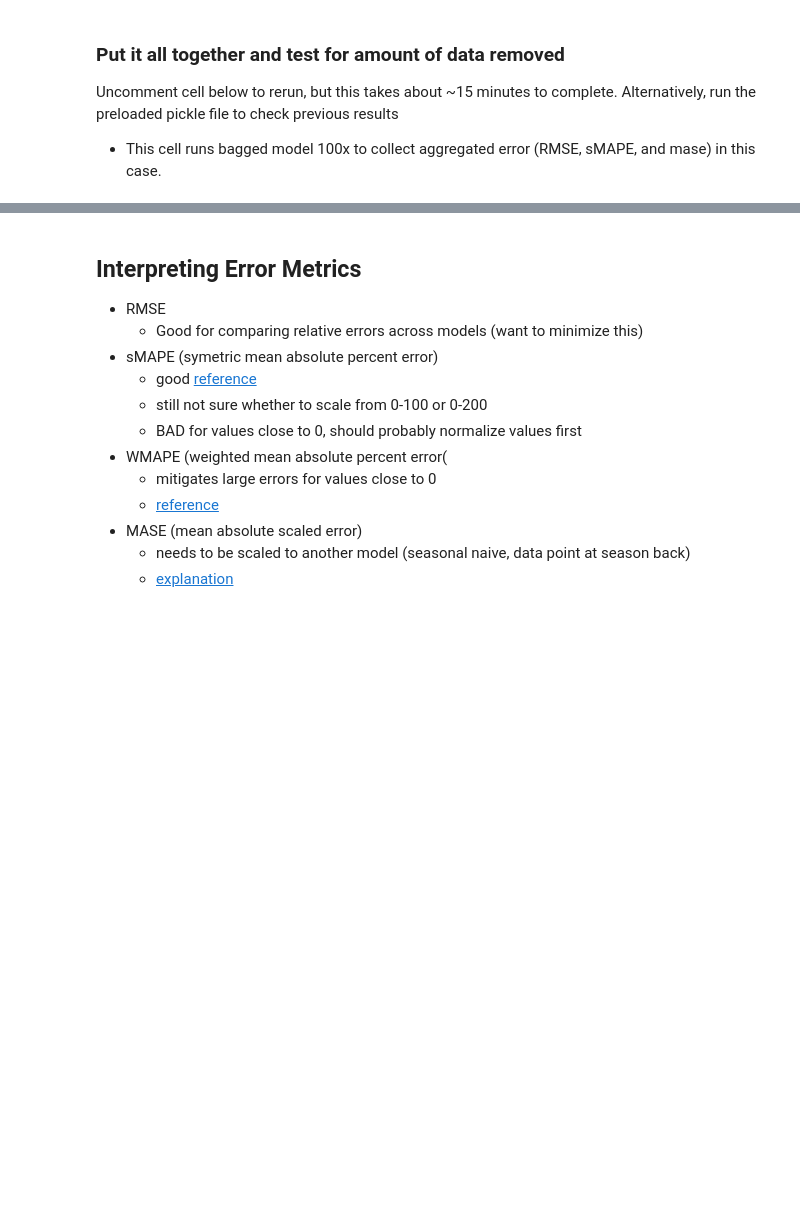
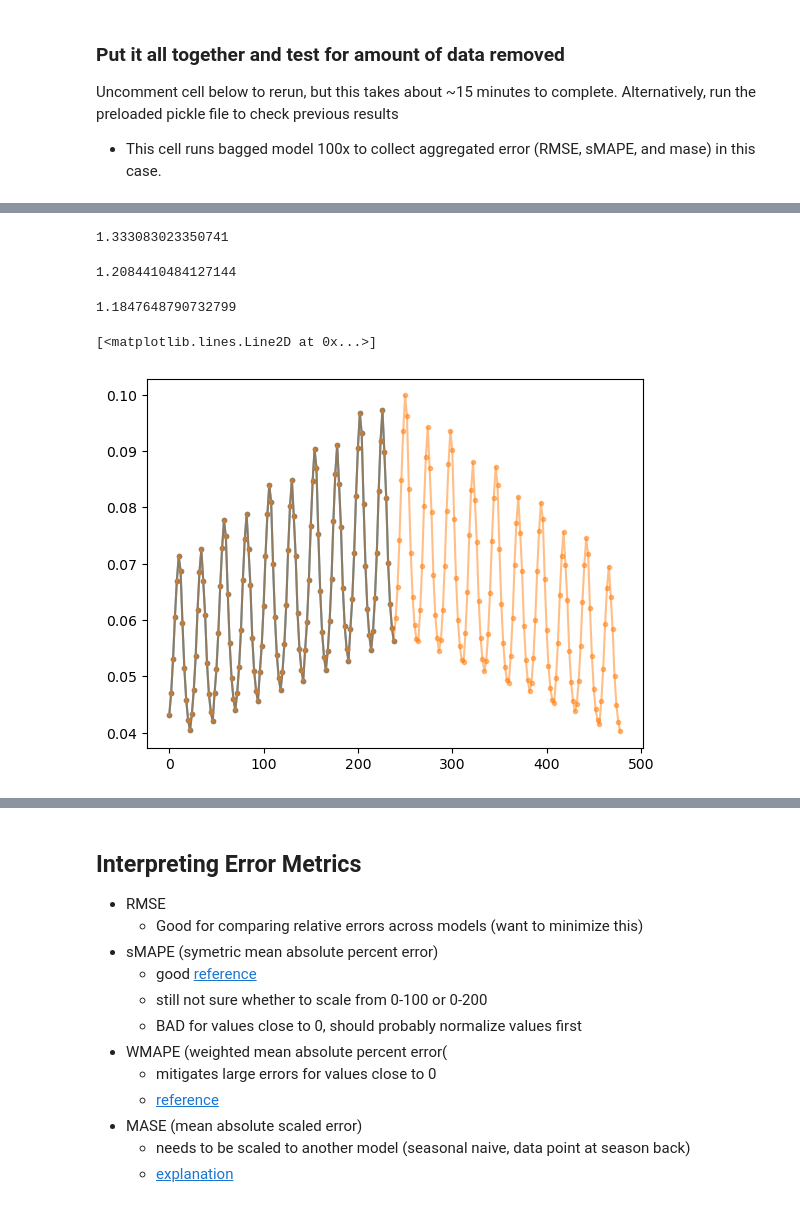
Before and after one commit to klqi/seaflow_tsd, a Jupyter notebook: zinser_simulations.ipynb, the cells around one changed output, grey strips where cells are left out. Cells and saved outputs as stored; diff of their text form; code cells hidden in the pictures; blank space fills up the shorter version.

Commit message:
fix trend experiments bug

```diff
--- a/zinser_simulations.ipynb
+++ b/zinser_simulations.ipynb
@@ -311,0 +425,27 @@ TypeError: to_df() missing 2 required positional arguments: 'cols' and 'error'
+# %%
+# helper function to add a trend to data
+def add_trend(df, trend):
+    df=df.copy()
+    # set experiment days
+    df['experiment_day']=df['hour'] // 24
+    days = int(len(df)/12)
+
+    # multiply by trend -- this results in changing amplitude
+    # in this dataset, 12 rows represent 24H
+    # multiply trend by each day in row
+    for day, new_trend in zip(range(0,days), trend):
+        # subset by day and multiply diel and resid by new trend
+        sub = df.loc[df['experiment_day']==day]
+        df.loc[sub.index,'new_ts'] = new_trend * sub.Qc_hour
+    return df
+# %%
+# trends 3 and 4 experiments (20 days long)
+sim_df = generate_simulated(pro_data, 20)
+x = sim_df.index
+
+trend4_df=add_trend(sim_df, trend4)
+rates_df, rmse, smape, mase=run_full_model(pro_data, 10, 0,add_trend=True, trend_df=trend4_df,
+              noise=0, model='rolling')
+mase
+# %% [output]
+1.333083023350741
@@ -311,0 +457,20 @@ TypeError: to_df() missing 2 required positional arguments: 'cols' and 'error'
+# %%
+trend2_df=add_trend(sim_df, trend2)
+rates_df, rmse, smape, mase=run_full_model(pro_data, 10, 0,add_trend=True, trend_df=trend2_df,
+              noise=0, model='naive')
+mase
+# %% [output]
+1.2084410484127144
+# %%
+trend1_df=add_trend(sim_df, trend1)
+rates_df, rmse, smape, mase=run_full_model(pro_data, 10, 0,add_trend=True, trend_df=trend1_df,
+              noise=0, model='baseline')
+mase
+# %% [output]
+1.1847648790732799
+# %%
+plt.plot(trend1_df.hour, trend1_df['new_ts'], marker='.')
+plt.plot(trend2_df.hour, trend2_df['new_ts'], marker='.', alpha=0.5)
+# %% [output]
+[<matplotlib.lines.Line2D at 0x...>]
+[figure, added]
```
Also changed, not shown: parts of 24 cells of this notebook, 11 other files.
